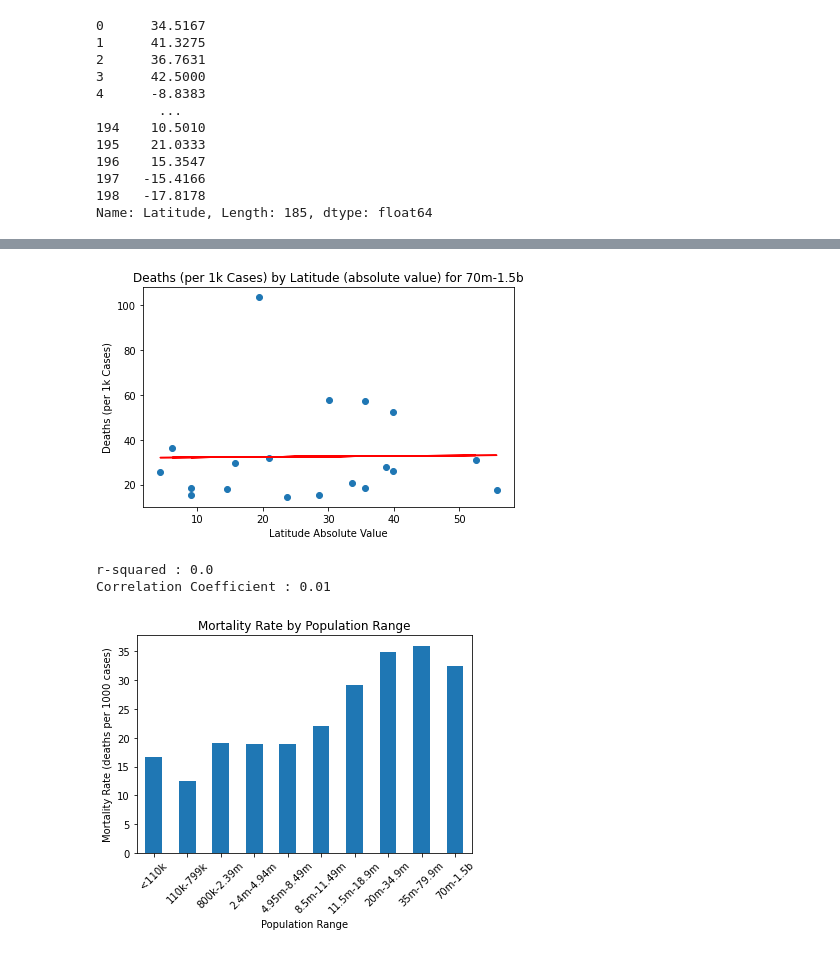
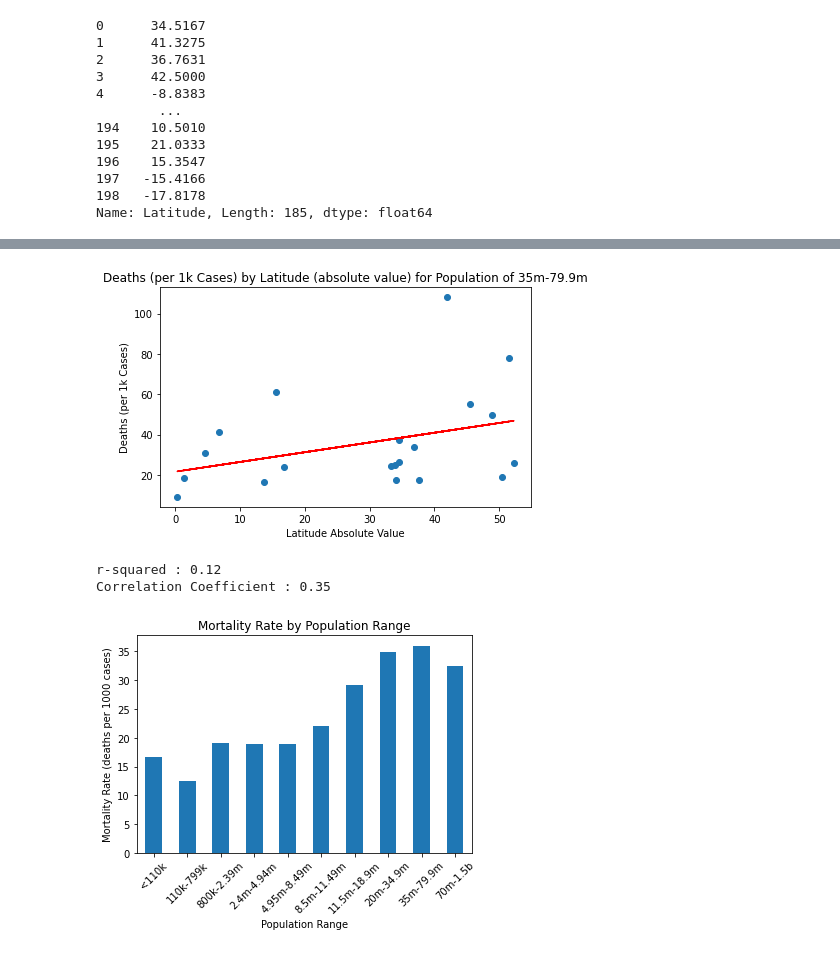
Before and after one commit to AustinRCole/COVID_Lat_GDP_analysis, a Jupyter notebook: Second Question Analysis.ipynb, the cells around one changed output, grey strips where cells are left out. Saved outputs shown, nothing was run; the diff lists cells and outputs as text; code cells hidden in the pictures.

```diff
--- a/Second Question Analysis.ipynb
+++ b/Second Question Analysis.ipynb
@@ -63,7 +63,7 @@ subset['Latitude'].astype(float)
 198   -17.8178
 Name: Latitude, Length: 185, dtype: float64
 # %%
-pop_range = '70m-1.5b'
+pop_range = '35m-79.9m'
 
 group = subset.loc[(subset['Population Range'] == f'{pop_range}')]
 group_lat = group['Latitude'].sort_values()
@@ -196,25 +282,26 @@ Correlation Coefficient : 0.08
 # %%
 plt.scatter(group_lat_abs, group_dp1k)
 plt.xlabel('Latitude Absolute Value')
 plt.ylabel('Deaths (per 1k Cases)')
-plt.title(f'Deaths (per 1k Cases) by Latitude (absolute value) for {pop_range}')
+plt.title(f'Deaths (per 1k Cases) by Latitude (absolute value) for Population of {pop_range}')
 
 
 slope, intercept, r, p, std_err = st.linregress(group_lat_abs, group_dp1k)
 fit = slope * group_lat_abs + intercept
 plt.plot(group_lat_abs,fit,color='r')
 
 
 plt.tight_layout()
+plt.savefig('mortality by lat - 35m+.png')
 plt.show()
 
 
 print(f"r-squared : {round(r**2,2)}")
 print(f"Correlation Coefficient : {round(st.pearsonr(group_lat_abs,group_dp1k)[0],2)}")
 # %% [output]
-[figure, old version]
+[figure, new version]
-r-squared : 0.0
-Correlation Coefficient : 0.01
+r-squared : 0.12
+Correlation Coefficient : 0.35
 # %%
 pop_group = subset.groupby('Population Range')
 avg_deaths = pop_group['Deaths per 1000 Cases'].mean()
```
Also changed, not shown: parts of 9 cells of this notebook, 32 other files.
